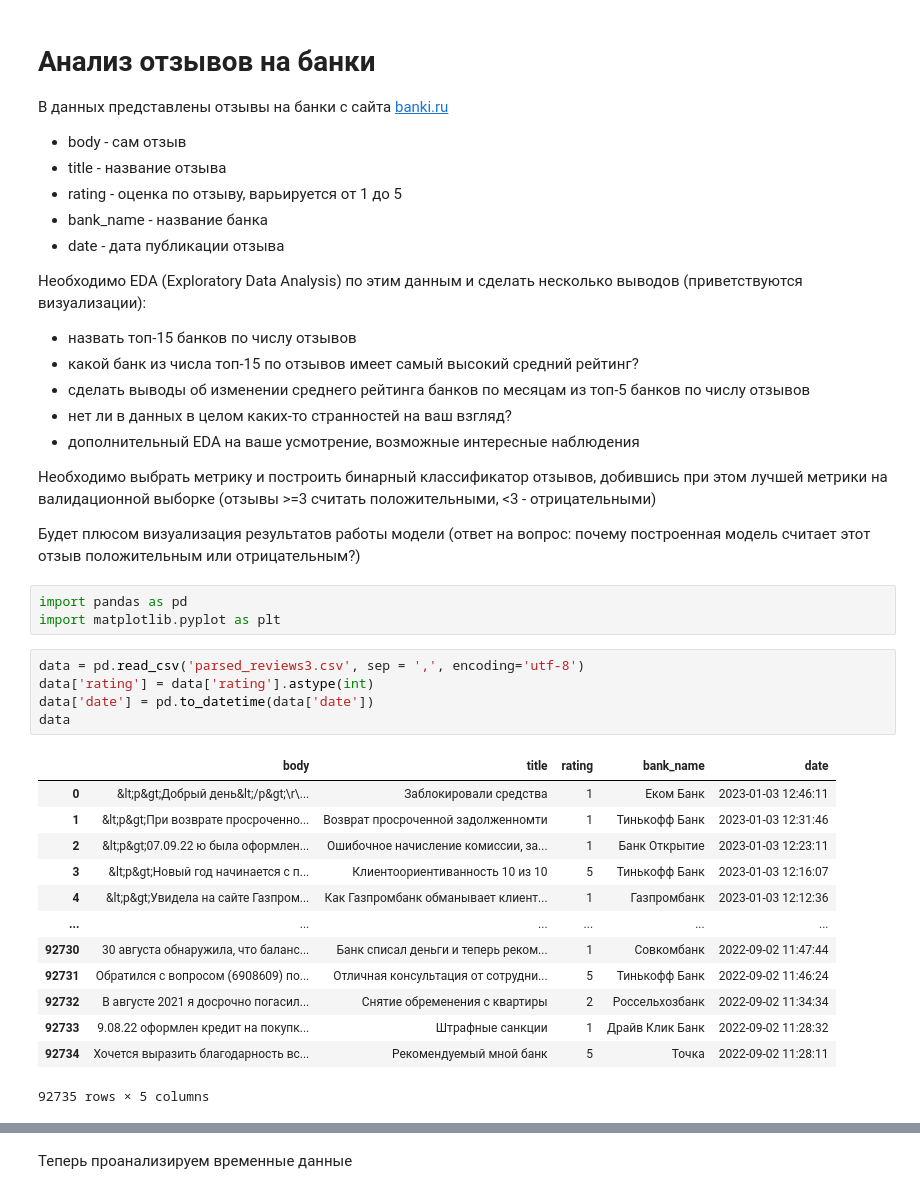
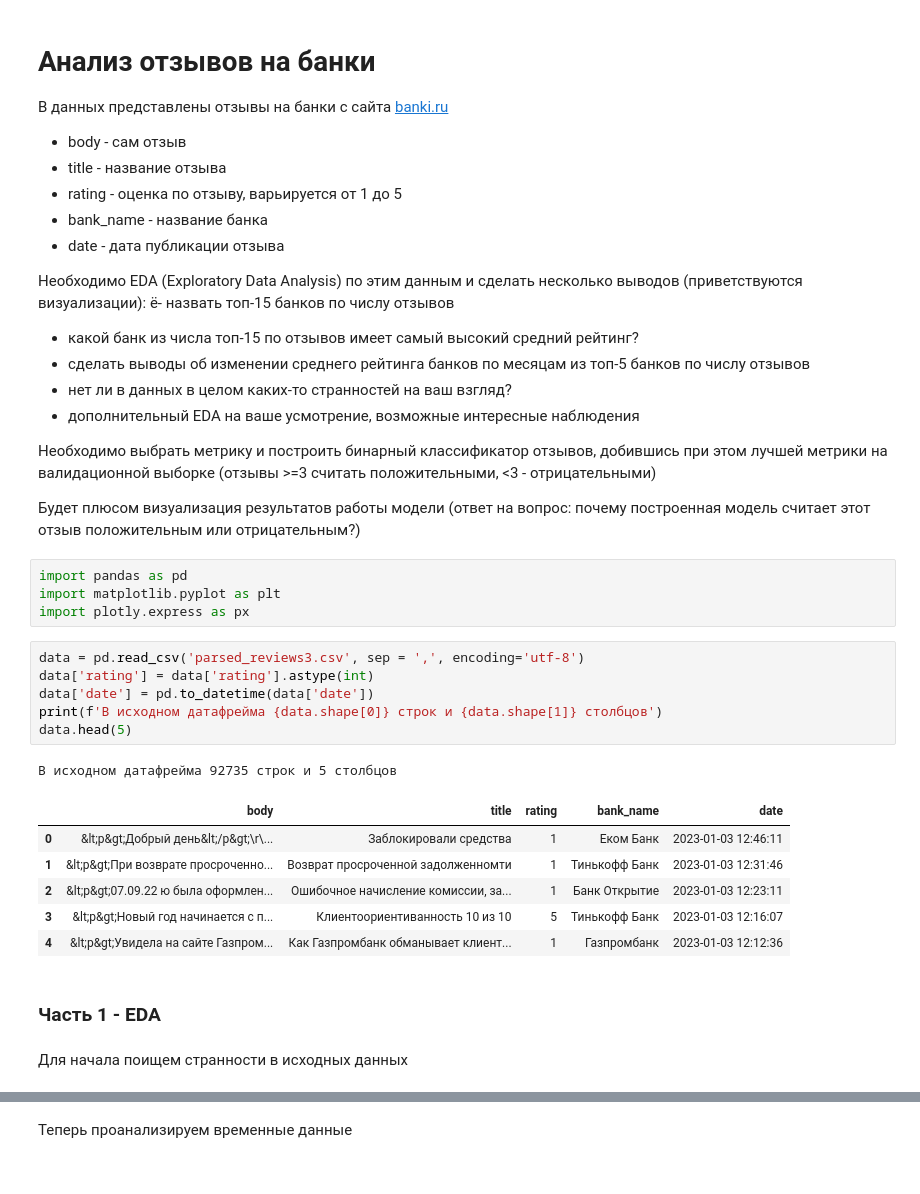
Before and after one commit to maykorablina/test-task-sber-ds-nlp, a Jupyter notebook: test_task.ipynb, the cells around one changed output, grey strips where cells are left out. Cells and saved outputs as stored; diff of their text form.

```diff
--- a/test_task.ipynb
+++ b/test_task.ipynb
@@ -9,7 +9,7 @@
 - date - дата публикации отзыва
 
 Необходимо EDA (Exploratory Data Analysis) по этим данным и сделать несколько выводов (приветствуются визуализации):
-- назвать топ-15 банков по числу отзывов
+ё- назвать топ-15 банков по числу отзывов
 - какой банк из числа топ-15 по отзывов имеет самый высокий средний рейтинг?
 - сделать выводы об изменении среднего рейтинга банков по месяцам из топ-5 банков по числу отзывов
 - нет ли в данных в целом каких-то странностей на ваш взгляд?
@@ -21,22 +21,22 @@
 # %%
 import pandas as pd
 import matplotlib.pyplot as plt
+import plotly.express as px
 # %%
 data = pd.read_csv('parsed_reviews3.csv', sep = ',', encoding='utf-8')
 data['rating'] = data['rating'].astype(int)
 data['date'] = pd.to_datetime(data['date'])
-data
+print(f'В исходном датафрейма {data.shape[0]} строк и {data.shape[1]} столбцов')
+data.head(5)
 # %% [output]
+В исходном датафрейма 92735 строк и 5 столбцов
 |  | body | title | rating | bank_name | date |
 | 0 | &lt;p&gt;Добрый день&lt;/p&gt;\r\... | Заблокировали средства | 1 | Еком Банк | 2023-01-03 12:46:11 |
 | 1 | &lt;p&gt;При возврате просроченно... | Возврат просроченной задолженномти | 1 | Тинькофф Банк | 2023-01-03 12:31:46 |
 | 2 | &lt;p&gt;07.09.22 ю была оформлен... | Ошибочное начисление комиссии, за... | 1 | Банк Открытие | 2023-01-03 12:23:11 |
 | 3 | &lt;p&gt;Новый год начинается с п... | Клиентоориентиванность 10 из 10 | 5 | Тинькофф Банк | 2023-01-03 12:16:07 |
 | 4 | &lt;p&gt;Увидела на сайте Газпром... | Как Газпромбанк обманывает клиент... | 1 | Газпромбанк | 2023-01-03 12:12:36 |
-| ... | ... | ... | ... | ... | ... |
-| 92730 | 30 августа обнаружила, что баланс... | Банк списал деньги и теперь реком... | 1 | Совкомбанк | 2022-09-02 11:47:44 |
-| 92731 | Обратился с вопросом (6908609) по... | Отличная консультация от сотрудни... | 5 | Тинькофф Банк | 2022-09-02 11:46:24 |
-| 92732 | В августе 2021 я досрочно погасил... | Снятие обременения с квартиры | 2 | Россельхозбанк | 2022-09-02 11:34:34 |
-| 92733 | 9.08.22 оформлен кредит на покупк... | Штрафные санкции | 1 | Драйв Клик Банк | 2022-09-02 11:28:32 |
-| 92734 | Хочется выразить благодарность вс... | Рекомендуемый мной банк | 5 | Точка | 2022-09-02 11:28:11 |
-92735 rows × 5 columns
+# %% [markdown]
+### Часть 1 - EDA
+# %% [markdown]
+Для начала поищем странности в исходных данных
```
Also changed, not shown: parts of 25 cells of this notebook.
